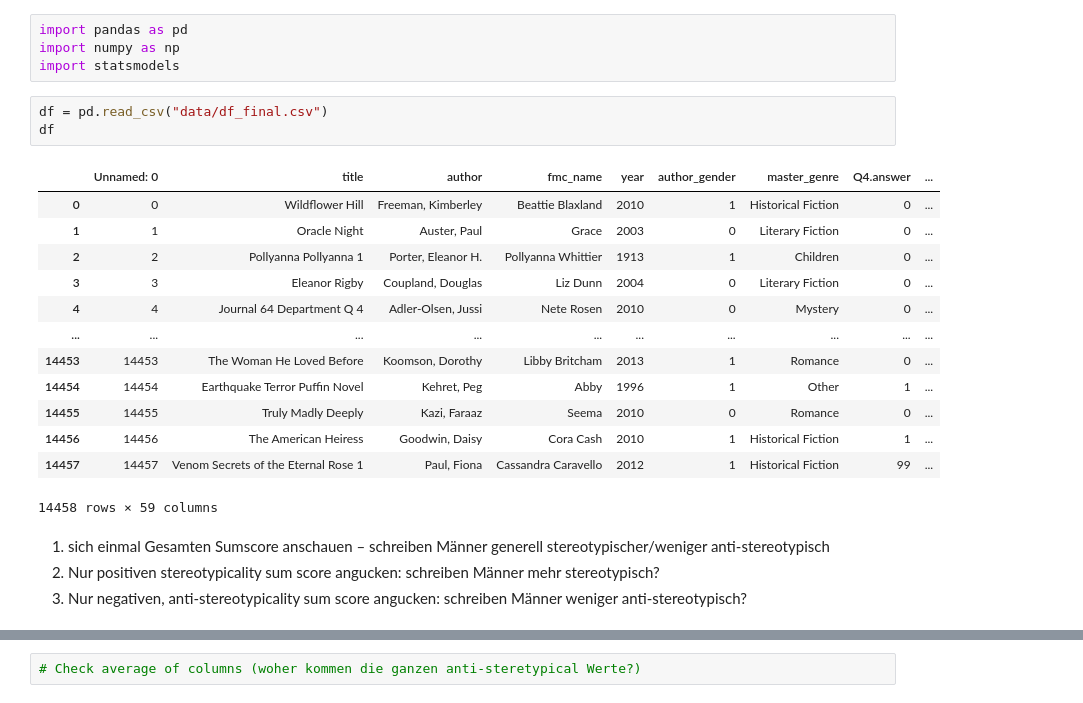
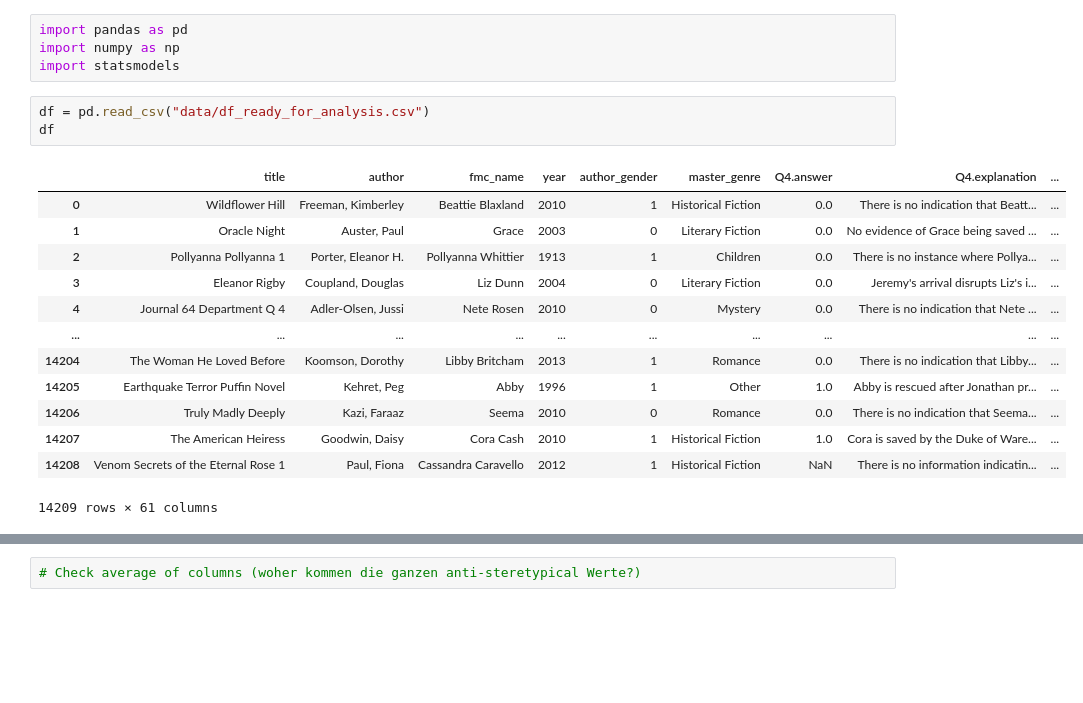
Before and after one commit to skratzke/thesis, a Jupyter notebook: 4 analysis.ipynb, the cells around one changed output, grey strips where cells are left out. Cells and saved outputs as stored; diff of their text form; blank space fills up the shorter version.

```diff
--- a/4 analysis.ipynb
+++ b/4 analysis.ipynb
@@ -3,23 +3,19 @@ import pandas as pd
 import numpy as np
 import statsmodels
 # %%
-df = pd.read_csv("data/df_final.csv")
+df = pd.read_csv("data/df_ready_for_analysis.csv")
 df
 # %% [output]
-|  | Unnamed: 0 | title | author | fmc_name | year | author_gender | master_genre | Q4.answer | ... |
-| 0 | 0 | Wildflower Hill | Freeman, Kimberley | Beattie Blaxland | 2010 | 1 | Historical Fiction | 0 | ... |
-| 1 | 1 | Oracle Night | Auster, Paul | Grace | 2003 | 0 | Literary Fiction | 0 | ... |
-| 2 | 2 | Pollyanna Pollyanna 1 | Porter, Eleanor H. | Pollyanna Whittier | 1913 | 1 | Children | 0 | ... |
-| 3 | 3 | Eleanor Rigby | Coupland, Douglas | Liz Dunn | 2004 | 0 | Literary Fiction | 0 | ... |
-| 4 | 4 | Journal 64 Department Q 4 | Adler-Olsen, Jussi | Nete Rosen | 2010 | 0 | Mystery | 0 | ... |
+|  | title | author | fmc_name | year | author_gender | master_genre | Q4.answer | Q4.explanation | ... |
+| 0 | Wildflower Hill | Freeman, Kimberley | Beattie Blaxland | 2010 | 1 | Historical Fiction | 0.0 | There is no indication that Beatt... | ... |
+| 1 | Oracle Night | Auster, Paul | Grace | 2003 | 0 | Literary Fiction | 0.0 | No evidence of Grace being saved ... | ... |
+| 2 | Pollyanna Pollyanna 1 | Porter, Eleanor H. | Pollyanna Whittier | 1913 | 1 | Children | 0.0 | There is no instance where Pollya... | ... |
+| 3 | Eleanor Rigby | Coupland, Douglas | Liz Dunn | 2004 | 0 | Literary Fiction | 0.0 | Jeremy's arrival disrupts Liz's i... | ... |
+| 4 | Journal 64 Department Q 4 | Adler-Olsen, Jussi | Nete Rosen | 2010 | 0 | Mystery | 0.0 | There is no indication that Nete ... | ... |
 | ... | ... | ... | ... | ... | ... | ... | ... | ... | ... |
-| 14453 | 14453 | The Woman He Loved Before | Koomson, Dorothy | Libby Britcham | 2013 | 1 | Romance | 0 | ... |
-| 14454 | 14454 | Earthquake Terror Puffin Novel | Kehret, Peg | Abby | 1996 | 1 | Other | 1 | ... |
-| 14455 | 14455 | Truly Madly Deeply | Kazi, Faraaz | Seema | 2010 | 0 | Romance | 0 | ... |
-| 14456 | 14456 | The American Heiress | Goodwin, Daisy | Cora Cash | 2010 | 1 | Historical Fiction | 1 | ... |
-| 14457 | 14457 | Venom Secrets of the Eternal Rose 1 | Paul, Fiona | Cassandra Caravello | 2012 | 1 | Historical Fiction | 99 | ... |
+| 14204 | The Woman He Loved Before | Koomson, Dorothy | Libby Britcham | 2013 | 1 | Romance | 0.0 | There is no indication that Libby... | ... |
+| 14205 | Earthquake Terror Puffin Novel | Kehret, Peg | Abby | 1996 | 1 | Other | 1.0 | Abby is rescued after Jonathan pr... | ... |
+| 14206 | Truly Madly Deeply | Kazi, Faraaz | Seema | 2010 | 0 | Romance | 0.0 | There is no indication that Seema... | ... |
+| 14207 | The American Heiress | Goodwin, Daisy | Cora Cash | 2010 | 1 | Historical Fiction | 1.0 | Cora is saved by the Duke of Ware... | ... |
+| 14208 | Venom Secrets of the Eternal Rose 1 | Paul, Fiona | Cassandra Caravello | 2012 | 1 | Historical Fiction | NaN | There is no information indicatin... | ... |
-14458 rows × 59 columns
+14209 rows × 61 columns
-# %% [markdown]
-1. sich einmal Gesamten Sumscore anschauen – schreiben Männer generell stereotypischer/weniger anti-stereotypisch
-2. Nur positiven stereotypicality sum score angucken: schreiben Männer mehr stereotypisch?
-3. Nur negativen, anti-stereotypicality sum score angucken: schreiben Männer weniger anti-stereotypisch?
```
Also changed, not shown: parts of 32 cells of this notebook, 8 other files.
